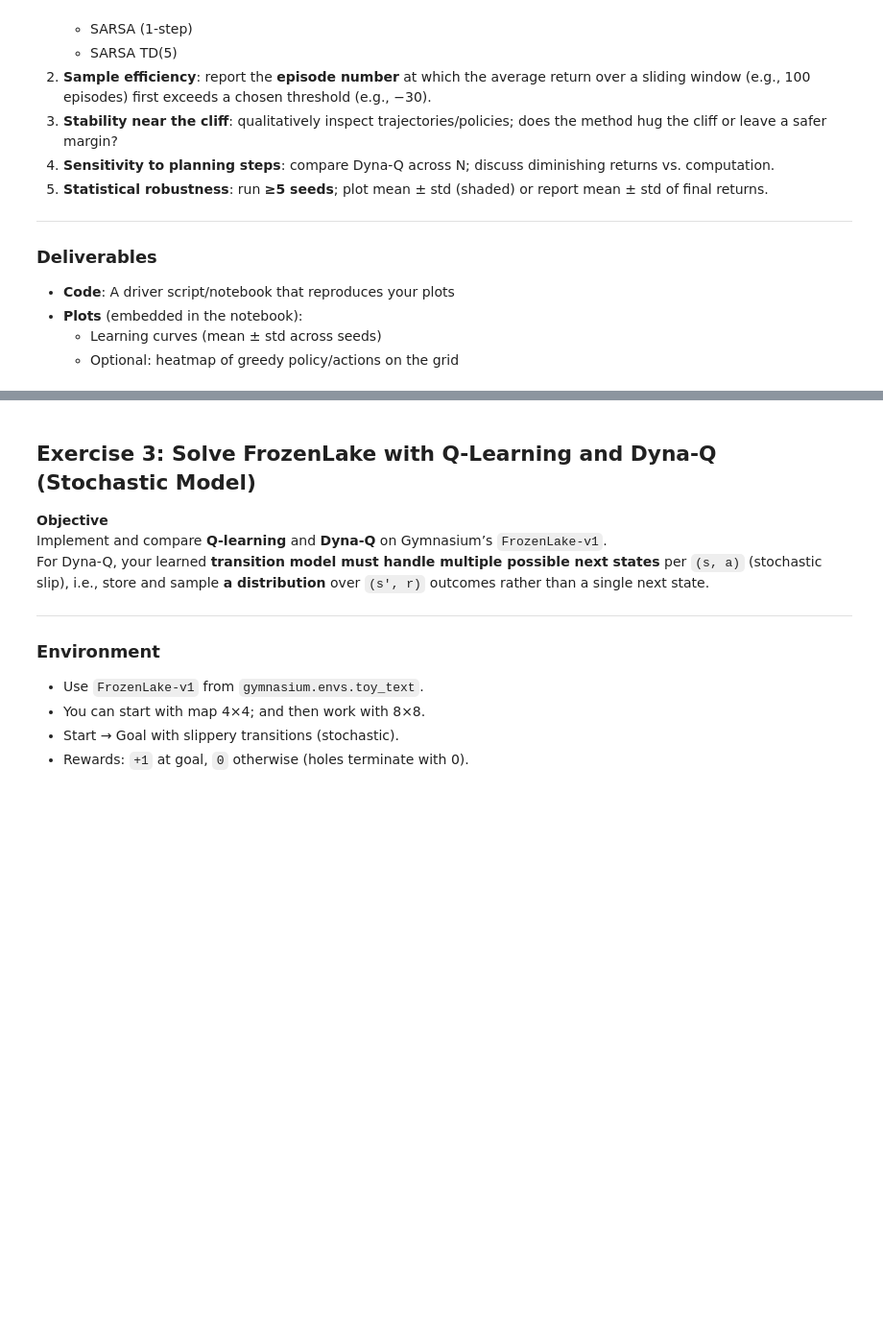
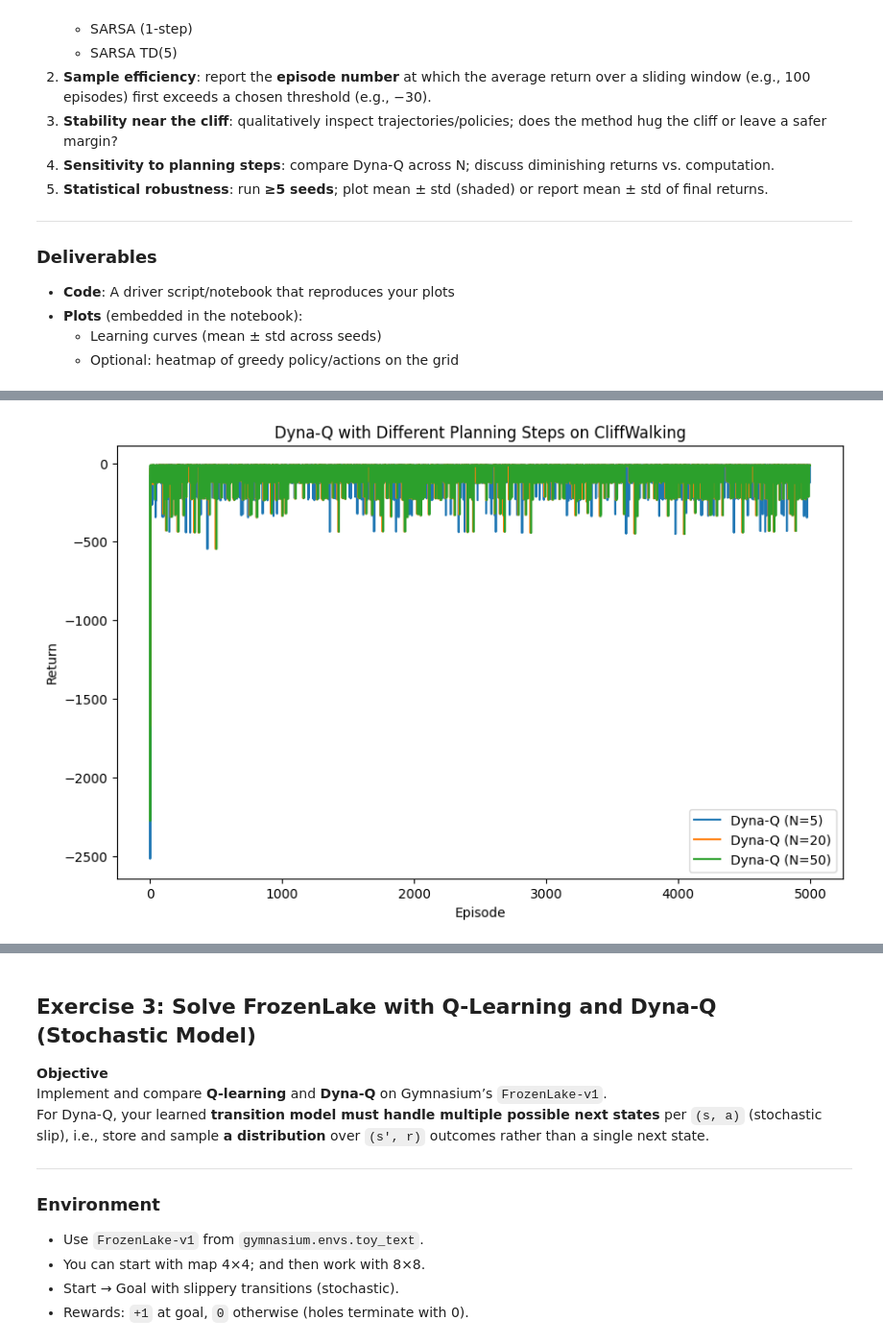
Before and after one commit to aem226/Reinforcement-Learning-Projects, a Jupyter notebook: lab4_dyna.ipynb, the cells around one changed output, grey strips where cells are left out. Shown: that part at 96% size. Saved outputs shown, nothing was run; the diff lists cells and outputs as text; code cells hidden in the pictures; blank space fills up the shorter version.

Commit message:
LAB 4 SARSA & DYNA-Q

```diff
--- a/lab4_dyna.ipynb
+++ b/lab4_dyna.ipynb
@@ -191,3 +212,90 @@ Use the **same** γ, α, ε schedule, and number of episodes for a fair comparis
 - **Plots** (embedded in the notebook):
   - Learning curves (mean ± std across seeds)
   - Optional: heatmap of greedy policy/actions on the grid
+# %%
+#Part A
+
+import numpy as np
+import gymnasium as gym
+import matplotlib.pyplot as plt
+from collections import defaultdict
+import random
+
+#Enviornment
+env = gym.make("CliffWalking-v1")
+
+n_states = env.observation_space.n
+n_actions = env.action_space.n
+
+# Parameters
+alpha = 0.1
+gamma = 0.99
+epsilon = 0.1
+n_episodes = 5000
+planning_steps_list = [5, 20, 50]  # N for Dyna-Q
+
+def epsilon_greedy(Q, state, epsilon):
+    if np.random.rand() < epsilon:
+        return np.random.randint(n_actions)
+    return np.argmax(Q[state])
+
+
+# Dyna-Q Implementation
+def dyna_q(planning_steps, seed=None):
+    if seed is not None:
+        np.random.seed(seed)
+        random.seed(seed)
+
+    Q = np.zeros((n_states, n_actions))
+    model = {}  # stores transitions: model[(s,a)] = (r, s')
+
+    episode_returns = []
+
+    for ep in range(n_episodes):
+        state, _ = env.reset()
+        total_reward = 0
+        done = False
+
+        while not done:
+            # Real step
+            action = epsilon_greedy(Q, state, epsilon)
+            next_state, reward, terminated, truncated, _ = env.step(action)
+            done = terminated or truncated
+            total_reward += reward
+
+            # Q-learning update
+            best_next = np.max(Q[next_state])
+            Q[state, action] += alpha * (reward + gamma * best_next - Q[state, action])
+
+            # Update model
+            model[(state, action)] = (reward, next_state)
+
+            # Planning steps
+            for _ in range(planning_steps):
+                (s_p, a_p) = random.choice(list(model.keys()))
+                r_p, s_next_p = model[(s_p, a_p)]
+                best_next_p = np.max(Q[s_next_p])
+                Q[s_p, a_p] += alpha * (r_p + gamma * best_next_p - Q[s_p, a_p])
+
+            state = next_state
+
+        episode_returns.append(total_reward)
+
+    return episode_returns
+
+results = {}
+for N in planning_steps_list:
+    print(f"Running Dyna-Q with {N} planning steps...")
+    results[N] = dyna_q(N, seed=42)
+
+# Plot learning curves
+plt.figure(figsize=(10,6))
+for N, returns in results.items():
+    plt.plot(returns, label=f"Dyna-Q (N={N})")
+
+plt.xlabel("Episode")
+plt.ylabel("Return")
+plt.title("Dyna-Q with Different Planning Steps on CliffWalking")
+plt.legend()
+plt.show()
+# %% [output]
@@ -193,0 +305 @@ Use the **same** γ, α, ε schedule, and number of episodes for a fair comparis
+[figure, added]
```
Also changed, not shown: parts of 5 cells of this notebook.
